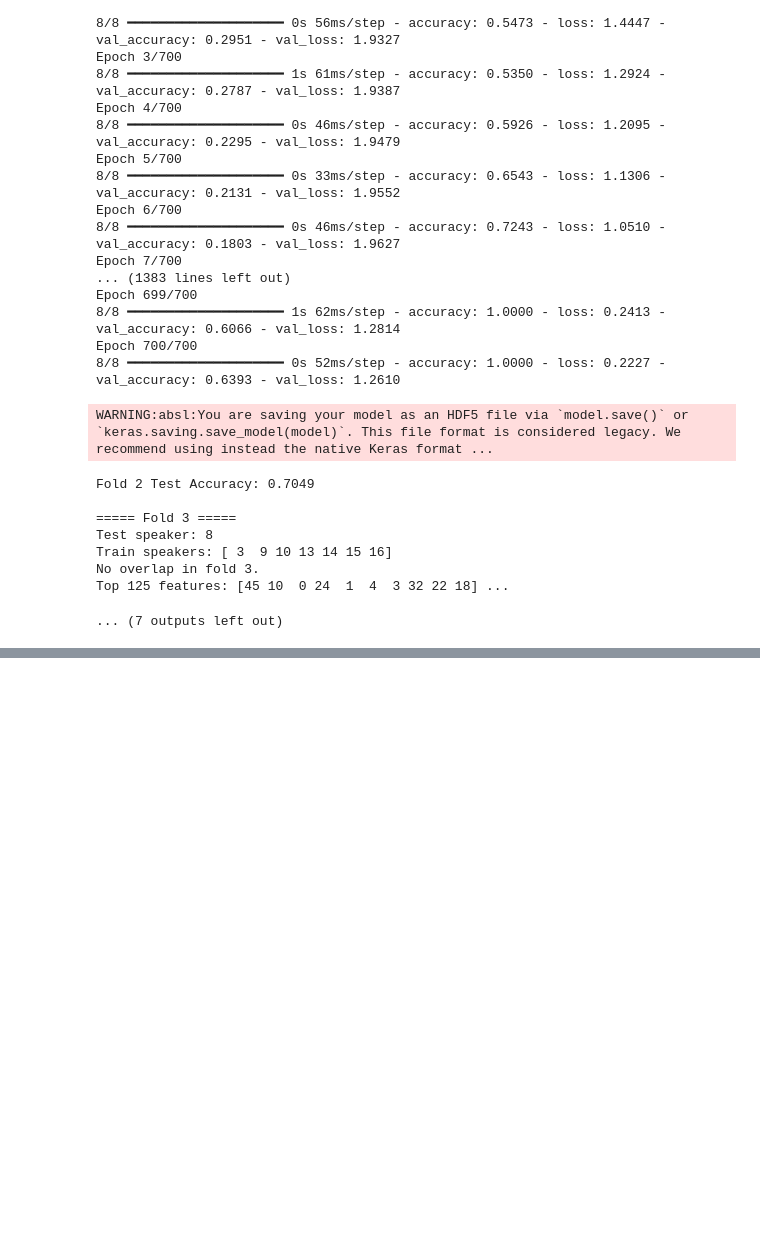
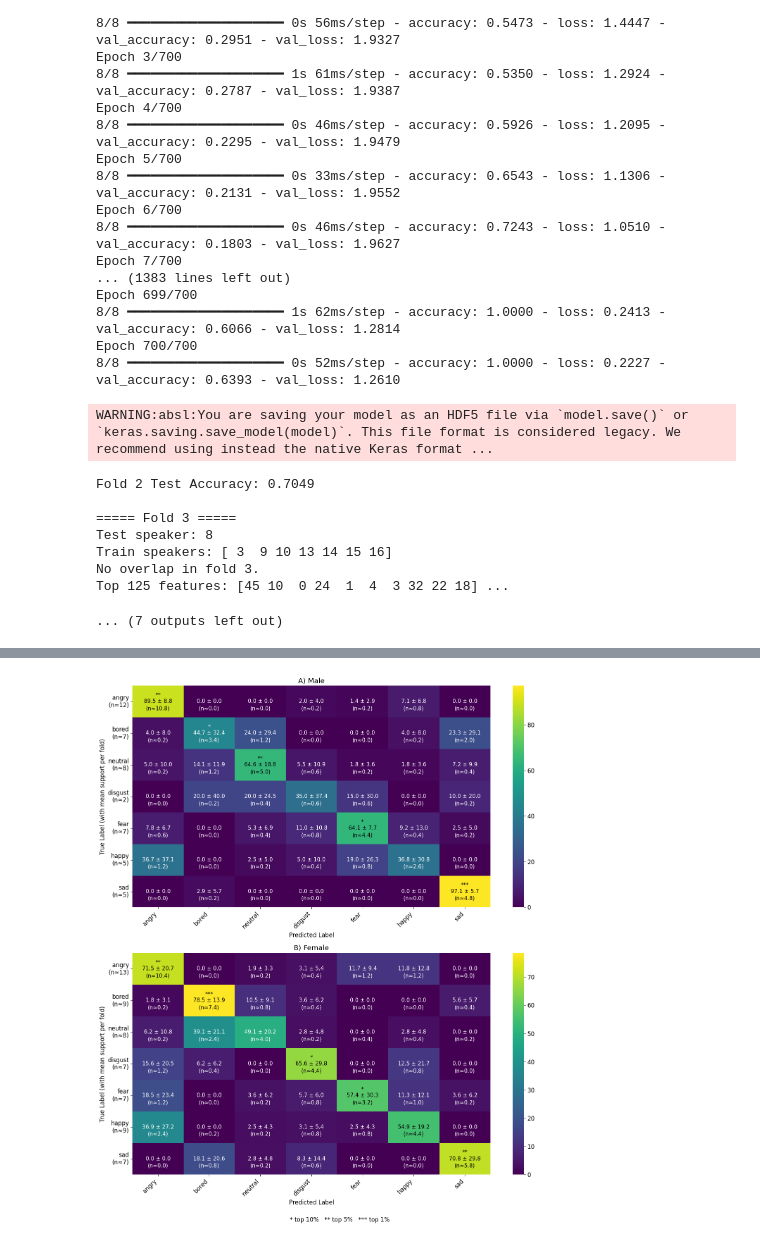
Before and after one commit to qzwg7hs/gender-aware-SER, a Jupyter notebook: train/EMODB/EmoDB_speaker_female.ipynb, the cells around one changed output, grey strips where cells are left out. Saved outputs shown, nothing was run; the diff lists cells and outputs as text; code cells hidden in the pictures; blank space fills up the shorter version.

```diff
--- a/train/EMODB/EmoDB_speaker_female.ipynb
+++ b/train/EMODB/EmoDB_speaker_female.ipynb
@@ -678,0 +1025,100 @@ plt.show()
+# %%
+import numpy as np
+import matplotlib.pyplot as plt
+import seaborn as sns
+
+plt.rcParams.update({'font.size': 12})
+listik = ['angry', 'bored', 'neutral', 'disgust', 'fear', 'happy', 'sad']
+
+fig, axes = plt.subplots(2, 1, figsize=(14, 16))
+
+# Helper function for manual two-size annotations
+def annotate_heatmap(ax, mean_cm, std_cm, mean_counts, thr_90, thr_95, thr_99):
+    for i in range(mean_cm.shape[0]):
+        for j in range(mean_cm.shape[1]):
+            val = mean_cm[i, j]
+            symbol = ""
+            if val >= thr_99:
+                symbol = "***"
+            elif val >= thr_95:
+                symbol = "**"
+            elif val >= thr_90:
+                symbol = "*"
+
+            text_color = "white" if val < 50 else "black"
+
+            main_text = f"{symbol}\n{val:.1f} ± {std_cm[i, j]:.1f}"
+            ax.text(j + 0.5, i + 0.4, main_text,
+                    ha='center', va='center',
+                    fontsize=11, color=text_color)
+
+            count_text = f"(n≈{mean_counts[i, j]:.1f})"
+            ax.text(j + 0.5, i + 0.72, count_text,
+                    ha='center', va='center',
+                    fontsize=11, color=text_color)
+
+
+# For female (conf_matrices is the raw count matrices)
+mean_counts = np.mean(conf_matrices, axis=0)
+
+# For male (conf_matrices_2 is the raw count matrices)
+mean_counts_2 = np.mean(conf_matrices_male, axis=0)
+
+# ---------------------------------------
+# A) Male heatmap (TOP)
+# ---------------------------------------
+ax1 = axes[0]
+
+flat_vals_2 = mean_cm_2.flatten()
+thr_90_2 = np.percentile(flat_vals_2, 90)
+thr_95_2 = np.percentile(flat_vals_2, 95)
+thr_99_2 = np.percentile(flat_vals_2, 99)
+
+mean_support_2 = np.mean(conf_matrices_male.sum(axis=2), axis=0)
+row_labels_2 = [f"{name}\n(n≈{sup:.0f})" for name, sup in zip(listik, mean_support_2)]
+
+sns.heatmap(mean_cm_2, annot=False, cmap="viridis", cbar=True, ax=ax1)
+annotate_heatmap(ax1, mean_cm_2, std_cm_2, mean_counts_2, thr_90_2, thr_95_2, thr_99_2)
+
+ax1.set_xticks(np.arange(len(listik)) + 0.5)
+ax1.set_yticks(np.arange(len(listik)) + 0.5)
+ax1.set_xticklabels(listik, rotation=45, ha="right")
+ax1.set_yticklabels(row_labels_2, rotation=0)
+ax1.set_title("A) Male")
+ax1.set_xlabel("Predicted Label")
+ax1.set_ylabel("True Label (with mean support per fold)")
+
+# ---------------------------------------
+# B) Female heatmap (BOTTOM)
+# ---------------------------------------
+ax2 = axes[1]
+
+flat_vals = mean_cm.flatten()
+thr_90 = np.percentile(flat_vals, 90)
+thr_95 = np.percentile(flat_vals, 95)
+thr_99 = np.percentile(flat_vals, 99)
+
+mean_support = np.mean(conf_matrices.sum(axis=2), axis=0)
+row_labels = [f"{name}\n(n≈{sup:.0f})" for name, sup in zip(listik, mean_support)]
+
+sns.heatmap(mean_cm, annot=False, cmap="viridis", cbar=True, ax=ax2)
+annotate_heatmap(ax2, mean_cm, std_cm, mean_counts, thr_90, thr_95, thr_99)
+
+ax2.set_xticks(np.arange(len(listik)) + 0.5)
+ax2.set_yticks(np.arange(len(listik)) + 0.5)
+ax2.set_xticklabels(listik, rotation=45, ha="right")
+ax2.set_yticklabels(row_labels, rotation=0)
+ax2.set_title("B) Female")
+ax2.set_xlabel("Predicted Label")
+ax2.set_ylabel("True Label (with mean support per fold)")
+
+# Shared caption
+fig.text(0.5, 0.01,
+         "* top 10%   ** top 5%   *** top 1%\n",
+         ha="center", fontsize=12)
+
+plt.tight_layout(rect=[0, 0.04, 1, 1])
+plt.savefig("cm_emodb_speaker_ab.eps", bbox_inches='tight')
+plt.show()
+# %% [output]
+[figure, added]
```
Also changed, not shown: parts of 28 cells of this notebook, 12 other files.
